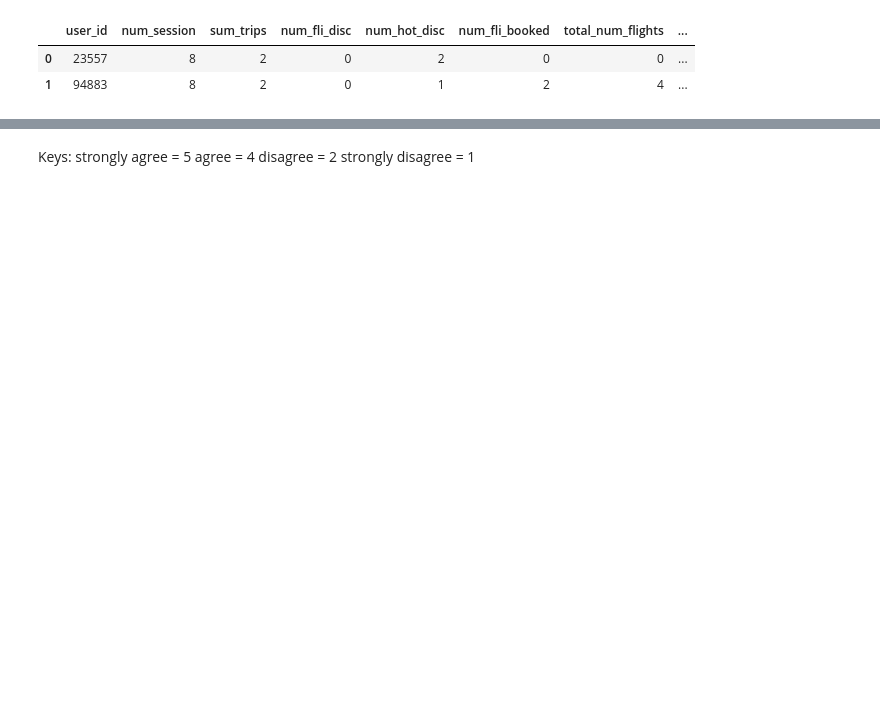
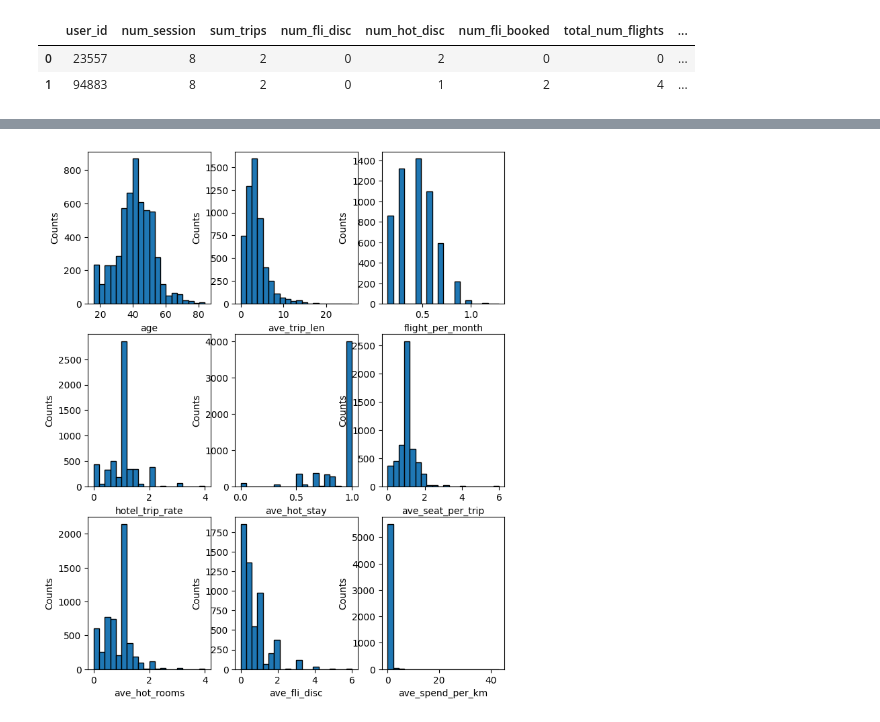
Before and after one commit to derewor/Travel-Tide-project, a Jupyter notebook: TravelTide_project_final.ipynb, the cells around one changed output, grey strips where cells are left out. Saved outputs shown, nothing was run; the diff lists cells and outputs as text; code cells hidden in the pictures; blank space fills up the shorter version.

```diff
--- a/TravelTide_project_final.ipynb
+++ b/TravelTide_project_final.ipynb
@@ -347,5 +390,18 @@ metric_final = pd.DataFrame(metric_final)
-# %% [markdown]
-  Keys: strongly agree = 5
-                 agree = 4
-              disagree = 2
-     strongly disagree = 1
+# %%
+# Next, graphical observation of the distribution of some of the columns using a histogram. Skewness, has been observed in most of the culumns. This
+# necessiates scaling or transformation of the data or drop out the outliers. I opted to scale the data than dropout the information.
+selected_columns = [col for col in metric_final.columns if col in ['age','ave_trip_len','flight_per_month','hotel_trip_rate','ave_hot_stay',
+                                                                    'ave_seat_per_trip', 'ave_hot_rooms', 'ave_spend_per_km', 'ave_fli_disc' ]]
+selected_columns2 = [col for col in metric_final.columns if col in ['disc_purcha_rate', 'cancellation_rate', 'ave_hot_disc',
+                                                                    'ave_dist_flown', 'ave_luggage', 'purchase_rate','ave_fli_spend',
+                                                                    'ave_num_flights','ave_session_time']]
+# %%
+fig, axs = plt.subplots(3, 3, figsize=(8, 10))
+axs = axs.flatten()
+
+for i, col in enumerate(selected_columns):
+  axs[i].hist(metric_final[col], bins=20, edgecolor='black')
+  axs[i].set_xlabel(col)
+  axs[i].set_ylabel('Counts')
+# %% [output]
+[figure, added]
```
Also changed, not shown: parts of 113 cells of this notebook.
